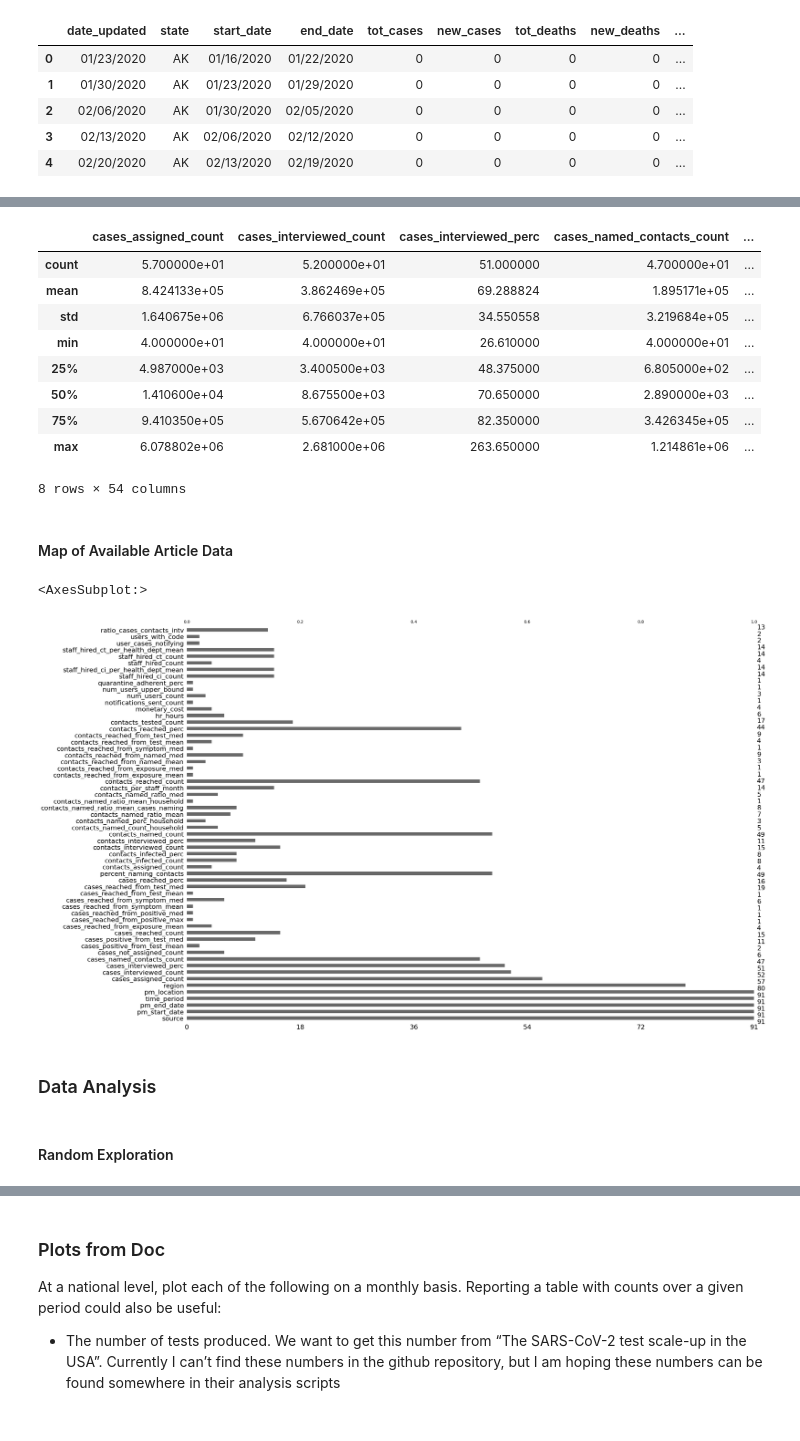
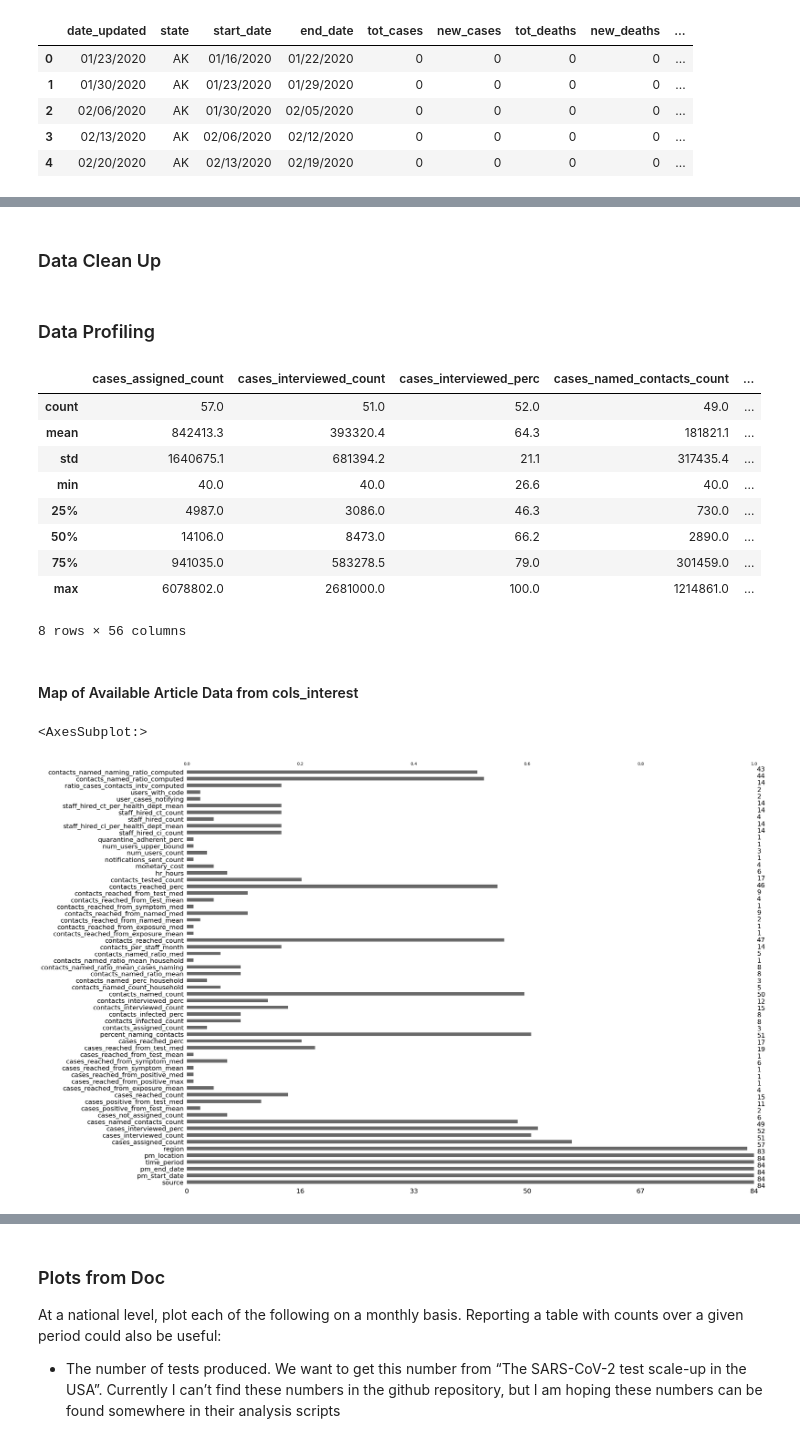
Before and after one commit to adam-s-elder/DEN_future, a Jupyter notebook: reporting/data_analysis.ipynb, the cells around one changed output, grey strips where cells are left out. Drawn from its saved outputs; the diff is of its cells as text; code cells hidden in the pictures.

Commit message:
updating with data analysis and data clean up

```diff
--- a/reporting/data_analysis.ipynb
+++ b/reporting/data_analysis.ipynb
@@ -55,0 +70,2 @@ case_counts.head()
+# %% [markdown]
+### Data Clean Up
@@ -56,4 +74,15 @@ case_counts.head()
 # %%
+"""
+Each metric with "hd" in front of it is a metric reported with respect to the Health departments reporting them.
+So, Say we have two HDs.  A and B
+A: Contacted 1000, reached 100
+B: Contacted 10, reached 10
+The overall cases_reached_perc would be (100 + 10) / (1000 + 100)
+And the
+HD Metric would be: ((100 / 1000) + (10 / 10)) /2
+Last _hdcount indicates the number of health departments used in the corresponding “hd” metric
+"""
+
 cols_interest = [
        'source',
        'pm_start_date', 'pm_end_date', 'time_period',
@@ -116,38 +145,33 @@ cols_interest = [
        'staff_hired_count', 'staff_hired_ct_count',
        'staff_hired_ct_per_health_dept_mean', 'user_cases_notifying',
        'users_with_code',
-       'ratio_cases_contacts_intv']
+    'ratio_cases_contacts_intv_computed',
+    'contacts_named_ratio_computed',
+    'contacts_named_naming_ratio_computed'
+]
-# %%
-df['ratio_cases_contacts_intv'] = df['cases_interviewed_count']/df['contacts_interviewed_count']
+# %% [markdown]
+### Data Profiling
 # %%
 # data profiling
-df[cols_interest].describe()
+round(df[cols_interest].describe(),1)
 # %% [output]
 |  | cases_assigned_count | cases_interviewed_count | cases_interviewed_perc | cases_named_contacts_count | ... |
-| count | 5.700000e+01 | 5.200000e+01 | 51.000000 | 4.700000e+01 | ... |
-| mean | 8.424133e+05 | 3.862469e+05 | 69.288824 | 1.895171e+05 | ... |
-| std | 1.640675e+06 | 6.766037e+05 | 34.550558 | 3.219684e+05 | ... |
-| min | 4.000000e+01 | 4.000000e+01 | 26.610000 | 4.000000e+01 | ... |
-| 25% | 4.987000e+03 | 3.400500e+03 | 48.375000 | 6.805000e+02 | ... |
-| 50% | 1.410600e+04 | 8.675500e+03 | 70.650000 | 2.890000e+03 | ... |
-| 75% | 9.410350e+05 | 5.670642e+05 | 82.350000 | 3.426345e+05 | ... |
-| max | 6.078802e+06 | 2.681000e+06 | 263.650000 | 1.214861e+06 | ... |
+| count | 57.0 | 51.0 | 52.0 | 49.0 | ... |
+| mean | 842413.3 | 393320.4 | 64.3 | 181821.1 | ... |
+| std | 1640675.1 | 681394.2 | 21.1 | 317435.4 | ... |
+| min | 40.0 | 40.0 | 26.6 | 40.0 | ... |
+| 25% | 4987.0 | 3086.0 | 46.3 | 730.0 | ... |
+| 50% | 14106.0 | 8473.0 | 66.2 | 2890.0 | ... |
+| 75% | 941035.0 | 583278.5 | 79.0 | 301459.0 | ... |
+| max | 6078802.0 | 2681000.0 | 100.0 | 1214861.0 | ... |
-8 rows × 54 columns
+8 rows × 56 columns
 # %%
 # missingness map
 #msno.matrix(df[cols_interest], labels=True, label_rotation=90)
 #plt.show()
-display(Markdown('#### Map of Available Article Data'))
+display(Markdown('#### Map of Available Article Data from cols_interest'))
 msno.bar(df[cols_interest])
 # %% [output]
-#### Map of Available Article Data
+#### Map of Available Article Data from cols_interest
 <AxesSubplot:>
-[figure, old version]
+[figure, new version]
-# %%
-display(Markdown('### Data Analysis'))
-# %% [output]
-### Data Analysis
-# %%
-display(Markdown('#### Random Exploration'))
-# %% [output]
-#### Random Exploration
```
Also changed, not shown: parts of 44 cells of this notebook, 8 other files.
